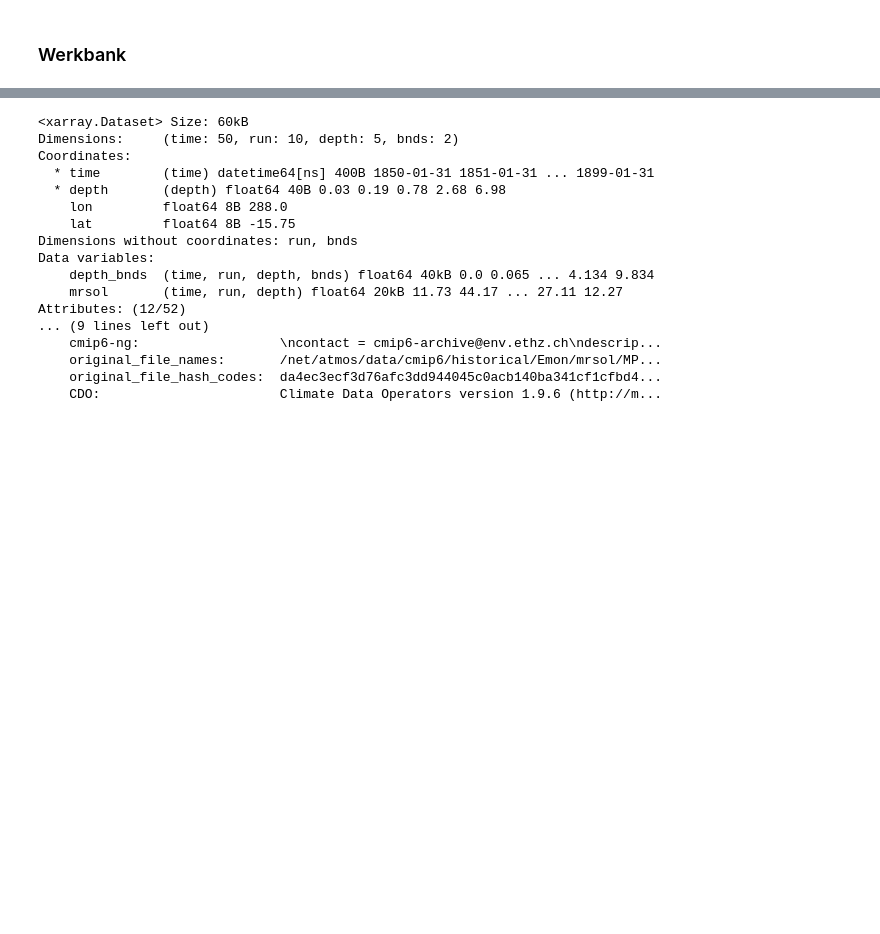
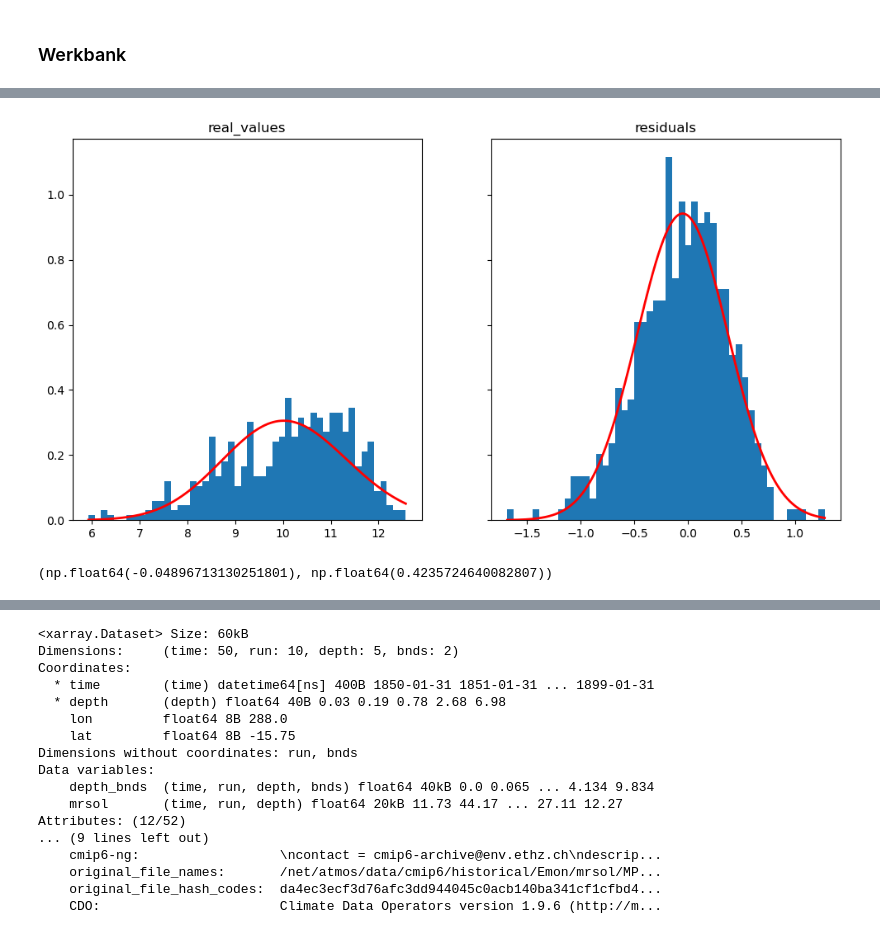
Before and after one commit to pjunghans1234/bachelorarbeit, a Jupyter notebook: Play_forest_regressor.ipynb, the cells around one changed output, grey strips where cells are left out. Cells and saved outputs as stored; diff of their text form; code cells hidden in the pictures; blank space fills up the shorter version.

```diff
--- a/Play_forest_regressor.ipynb
+++ b/Play_forest_regressor.ipynb
@@ -49,0 +271,18 @@ importlib.reload(Play.distribution_analise)
+# %%
+res = residuals["mrsol_res"].values.flatten()
+params_res = norm.fit(res)
+
+x_pdf = np.linspace(res.min(), res.max(), 500)
+norm_pdf = norm.pdf(x_pdf, params_res[0],params_res[1])
+
+
+ax[1].plot(x_pdf, norm_pdf, 'r-', lw=2)
+fig.show()
+
+fig
+# %% [output]
+[figure, added]
+# %%
+params_res
+# %% [output]
+(np.float64(-0.04896713130251801), np.float64(0.4235724640082807))
```
Also changed, not shown: parts of 32 cells of this notebook, 2 other files.
